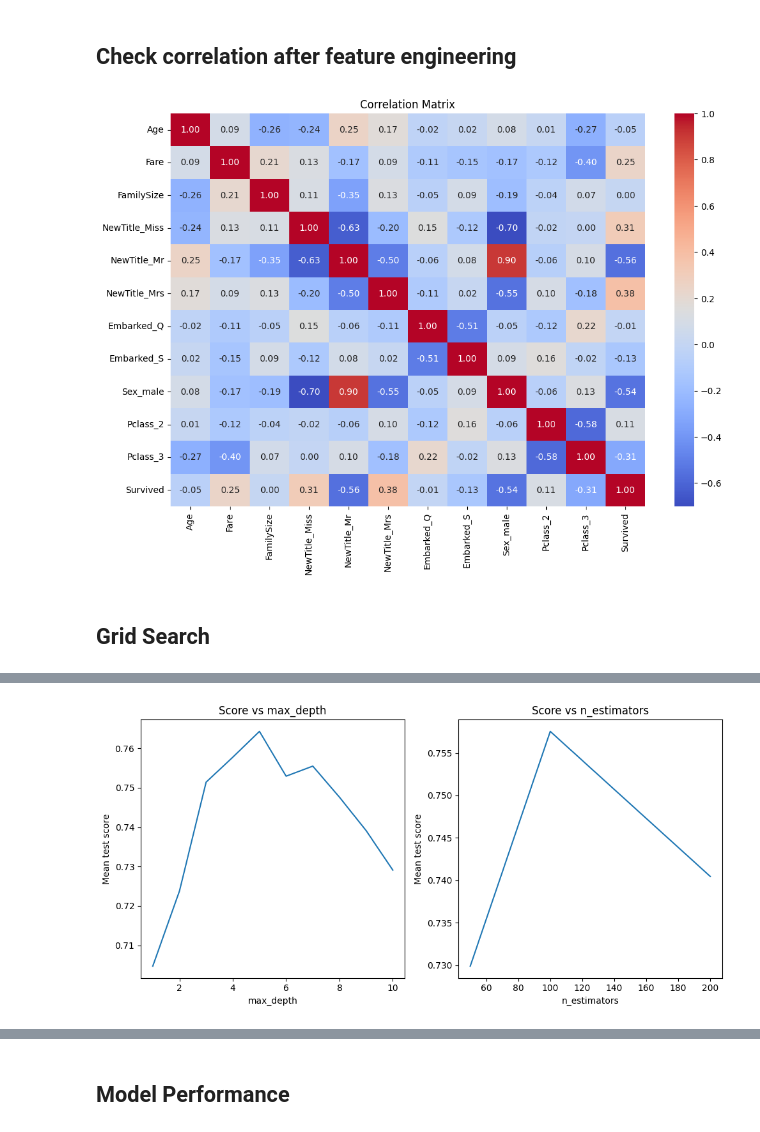
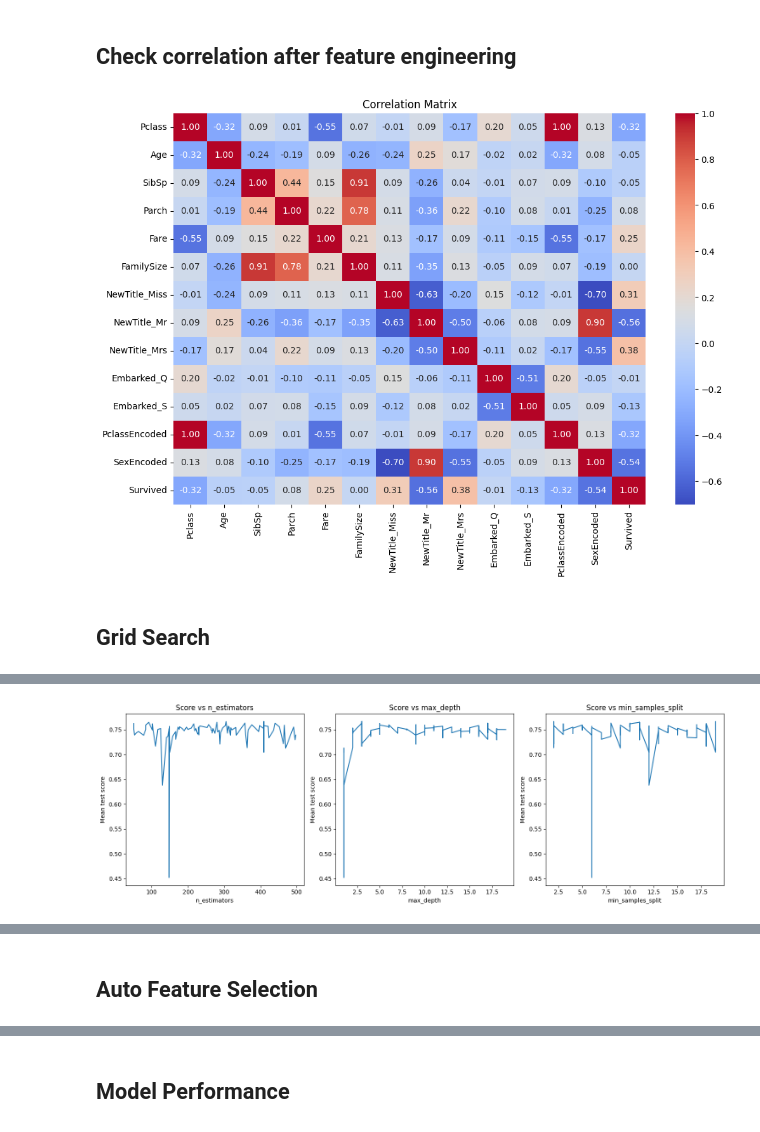
Before and after one commit to kei5uke/ntnu-ml-in-practice, a Jupyter notebook: assignment/ex2b.ipynb, the cells around one changed output, grey strips where cells are left out. Saved outputs shown, nothing was run; the diff lists cells and outputs as text; code cells hidden in the pictures.

Commit message:
grid search features

```diff
--- a/assignment/ex2b.ipynb
+++ b/assignment/ex2b.ipynb
@@ -198,8 +198,16 @@ print(X_test_processed['Age'].isnull().sum())
 # %% [markdown]
 ## One-hot encoding on NewTitle, Embarked, Sex, Pclass
 # %%
+from sklearn.preprocessing import OrdinalEncoder
+
+
 def one_hot_encoding(df):
-    df = pd.get_dummies(df, columns=['NewTitle', 'Embarked', 'Sex', 'Pclass'], drop_first=True)
+    # Use one-hot encoder for NewTitle and Embarked
+    df = pd.get_dummies(df, columns=['NewTitle', 'Embarked'], drop_first=True)
+    # Use OrdinalEncoder for Pclass and Sex
+    oe = OrdinalEncoder()
+    df.loc[:,['PclassEncoded', 'SexEncoded']] = oe.fit_transform(df.loc[:,['Pclass', 'Sex']])
+
     return df
 
 # Apply the function to X_train_processed and X_test_processed
@@ -209,7 +217,8 @@ X_test_processed = one_hot_encoding(X_test_processed)
 ## Drop the unnecessary columns
 # %%
 def drop_unnecessary_columns(df):
-    df = df.drop(columns=['Name', 'Title', 'SibSp', 'Parch'])
+    # df = df.drop(columns=['Name', 'Title', 'SibSp', 'Parch', 'Fare', 'Age', 'Sex', 'Pclass'])
+    df = df.drop(columns=['Name', 'Title', 'Sex'])
     return df
 
 # Apply the function to X_train_processed and X_test_processed
@@ -254,40 +263,46 @@ sns.heatmap(corr_matrix, annot=True, fmt='.2f', cmap='coolwarm')
 plt.title('Correlation Matrix')
 plt.show()
 # %% [output]
-[figure, old version]
+[figure, new version]
 # %% [markdown]
 ## Grid Search
 # %%
 %%time
 
 import matplotlib.pyplot as plt
-from sklearn.model_selection import GridSearchCV
+from sklearn.model_selection import RandomizedSearchCV
 from sklearn.metrics import classification_report
+from scipy.stats import randint, uniform
 
-def fit_and_visualize(classifier, parameters, X, y):
-    gscv = GridSearchCV(classifier, parameters, cv=5, scoring='f1')
-    gscv.fit(X, y)
+def fit_and_visualize(classifier, param_dist, X, y, n_iter=100):
+    rscv = RandomizedSearchCV(classifier, param_distributions=param_dist, n_iter=n_iter, cv=5, scoring='f1', n_jobs=-1, random_state=42)
+    rscv.fit(X, y)
 
-    print('Grid Search Best parameters:', gscv.best_params_)
-    print('Grid Search Best validation score:', gscv.best_score_)
-    print('Grid Search Best training score:', gscv.best_estimator_.score(X, y))
+    print('Randomized Search Best parameters:', rscv.best_params_)
+    print('Randomized Search Best validation score:', rscv.best_score_)
+    print('Randomized Search Best training score:', rscv.best_estimator_.score(X, y))
 
-    X_pred = gscv.best_estimator_.predict(X)
+    X_pred = rscv.best_estimator_.predict(X)
     print('\n', classification_report(y, X_pred))
 
     # Visualize results
-    results = gscv.cv_results_
-    params = gscv.param_grid
+    results = rscv.cv_results_
+    params = ['n_estimators', 'max_depth', 'min_samples_split']  # Choose top 3 parameters to visualize
 
     # Create a figure with subplots for each parameter
-    fig, axes = plt.subplots(1, len(params), figsize=(5*len(params), 5))
-    if len(params) == 1:
-        axes = [axes]
+    fig, axes = plt.subplots(1, len(params), figsize=(15, 5))
 
-    for idx, (param_name, param_range) in enumerate(params.items()):
+    for idx, param_name in enumerate(params):
+        param_values = results['param_' + param_name].data
         scores = results['mean_test_score']
+
+        # Sort the values and scores
+        sorted_idx = np.argsort(param_values)
+        sorted_values = np.array(param_values)[sorted_idx]
+        sorted_scores = np.array(scores)[sorted_idx]
+
         ax = axes[idx]
-        ax.plot(param_range, scores.reshape(len(param_range), -1).mean(axis=1))
+        ax.plot(sorted_values, sorted_scores)
         ax.set_xlabel(param_name)
         ax.set_ylabel('Mean test score')
         ax.set_title(f'Score vs {param_name}')
@@ -295,17 +310,18 @@ def fit_and_visualize(classifier, parameters, X, y):
     plt.tight_layout()
     plt.show()
 
-    return gscv.best_estimator_
+    return rscv.best_estimator_
 
 # Example usage:
 param_dist = {
-        'n_estimators': randint(50, 500),
-        'max_depth': randint(1, 20),
-        'min_samples_split': randint(2, 20),
-        'min_samples_leaf': randint(1, 10),
-        'max_features': uniform(0, 1),
-        'bootstrap': [True, False]
-    }
-rf_gscv = fit_and_visualize(RandomForestClassifier(random_state=42), parameters,
+    'n_estimators': randint(50, 500),
+    'max_depth': randint(1, 20),
+    'min_samples_split': randint(2, 20),
+    'min_samples_leaf': randint(1, 10),
+    'max_features': uniform(0, 1),
+    'bootstrap': [True, False]
+}
+
+rf_best = fit_and_visualize(RandomForestClassifier(random_state=44), param_dist,
                             X_train_processed, y_train.values.ravel())
 # %% [output]
@@ -324 +340 @@ weighted avg       0.86      0.86      0.85       712
-[figure, old version]
+[figure, new version]
@@ -326,0 +343,2 @@ Wall time: 8.37 s
+# %% [markdown]
+## Auto Feature Selection
```
Also changed, not shown: parts of 6 cells of this notebook.
